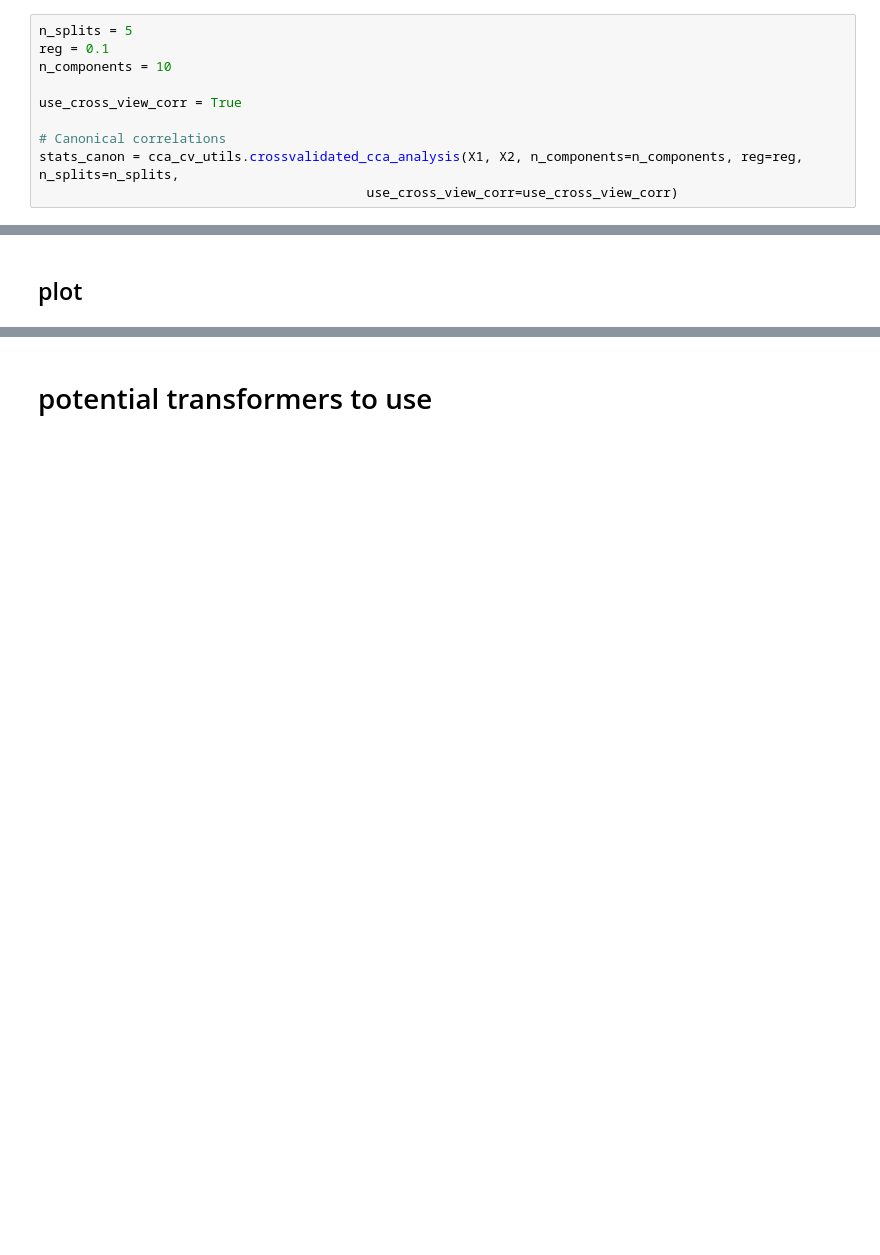
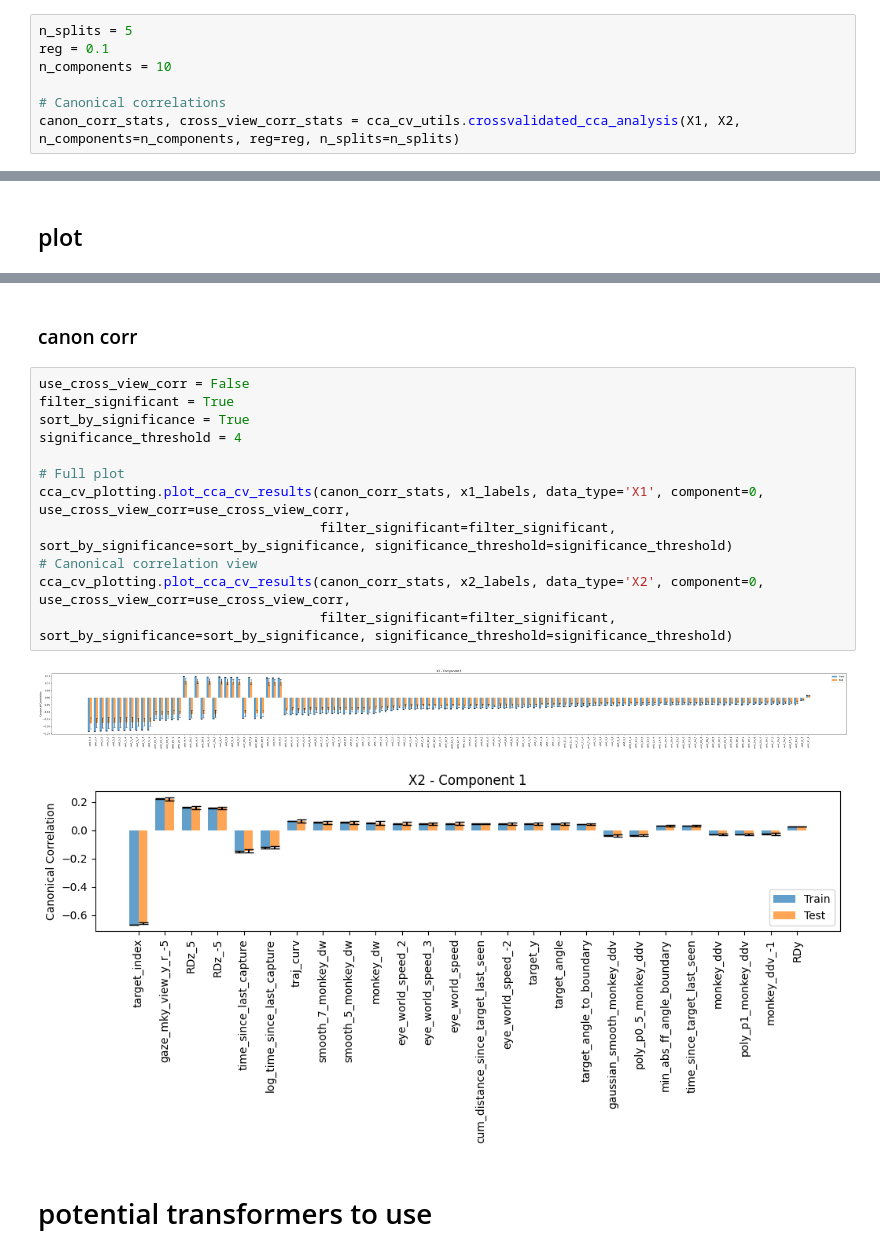
Before and after one commit to CiciDu/multiff_analysis, a Jupyter notebook: notebooks/neural_data_analysis/decoding_current_targets/decoding_current_targets_CCA.ipynb, the cells around one changed output, grey strips where cells are left out. Cells and saved outputs as stored; diff of their text form; blank space fills up the shorter version.

```diff
--- a/notebooks/neural_data_analysis/decoding_current_targets/decoding_current_targets_CCA.ipynb
+++ b/notebooks/neural_data_analysis/decoding_current_targets/decoding_current_targets_CCA.ipynb
@@ -320,11 +319,8 @@ n_splits = 5
 reg = 0.1
 n_components = 10
 
-use_cross_view_corr = True
-
 # Canonical correlations
-stats_canon = cca_cv_utils.crossvalidated_cca_analysis(X1, X2, n_components=n_components, reg=reg, n_splits=n_splits,
-                                          use_cross_view_corr=use_cross_view_corr)
+canon_corr_stats, cross_view_corr_stats = cca_cv_utils.crossvalidated_cca_analysis(X1, X2, n_components=n_components, reg=reg, n_splits=n_splits)
 # %% [output]
 Training CCA, kernel = None, regularization = 0.1000, 10 components
 Training CCA, kernel = None, regularization = 0.1000, 10 components
@@ -370,6 +346,23 @@ cca_cv_plotting.plot_cca_cv_results(stats_canon, x2_labels, data_type='X2', comp
 # %% [output]
 [figure]
 [figure]
+# %% [markdown]
+### canon corr
+# %%
+use_cross_view_corr = False
+filter_significant = True
+sort_by_significance = True
+significance_threshold = 4
+
+# Full plot
+cca_cv_plotting.plot_cca_cv_results(canon_corr_stats, x1_labels, data_type='X1', component=0, use_cross_view_corr=use_cross_view_corr,
+                                    filter_significant=filter_significant, sort_by_significance=sort_by_significance, significance_threshold=significance_threshold)
+# Canonical correlation view
+cca_cv_plotting.plot_cca_cv_results(canon_corr_stats, x2_labels, data_type='X2', component=0, use_cross_view_corr=use_cross_view_corr,
+                                    filter_significant=filter_significant, sort_by_significance=sort_by_significance, significance_threshold=significance_threshold)
+# %% [output]
+[figure, added]
+[figure, added]
 # %% [markdown]
 # potential transformers to use
 # %%
```
Also changed, not shown: parts of 8 cells of this notebook, 9 other files.
